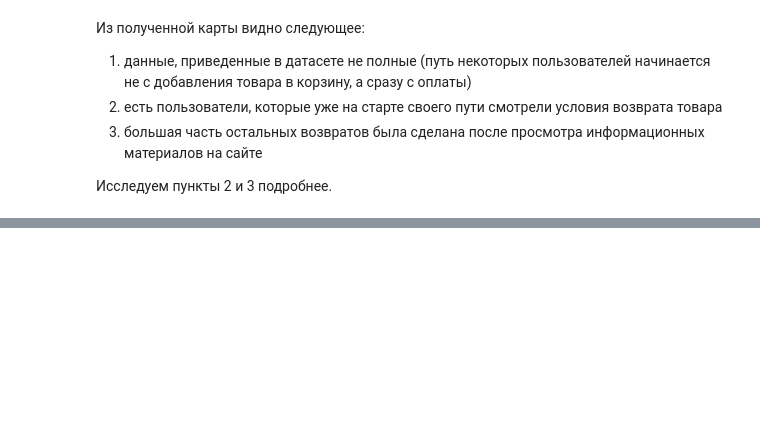
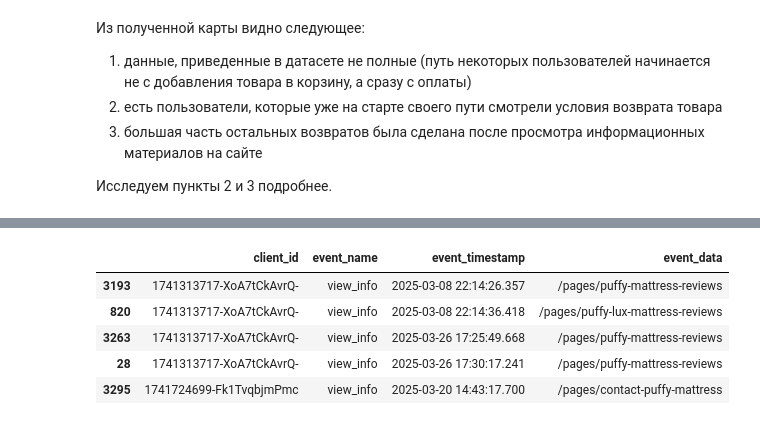
Before and after one commit to ElenaNKn/data_projects_ru, a Jupyter notebook: project_sankey/project_notebook.ipynb, the cells around one changed output, grey strips where cells are left out. Saved outputs shown, nothing was run; the diff lists cells and outputs as text; code cells hidden in the pictures; blank space fills up the shorter version.

```diff
--- a/project_sankey/project_notebook.ipynb
+++ b/project_sankey/project_notebook.ipynb
@@ -525,0 +600,9 @@ print(f'Доля от вернувших пользователей: {cust_initi
+# %%
+info_df.head()
+# %% [output]
+|  | client_id | event_name | event_timestamp | event_data |
+| 3193 | 1741313717-XoA7tCkAvrQ- | view_info | 2025-03-08 22:14:26.357 | /pages/puffy-mattress-reviews |
+| 820 | 1741313717-XoA7tCkAvrQ- | view_info | 2025-03-08 22:14:36.418 | /pages/puffy-lux-mattress-reviews |
+| 3263 | 1741313717-XoA7tCkAvrQ- | view_info | 2025-03-26 17:25:49.668 | /pages/puffy-mattress-reviews |
+| 28 | 1741313717-XoA7tCkAvrQ- | view_info | 2025-03-26 17:30:17.241 | /pages/puffy-mattress-reviews |
+| 3295 | 1741724699-Fk1TvqbjmPmc | view_info | 2025-03-20 14:43:17.700 | /pages/contact-puffy-mattress |
```
Also changed, not shown: parts of 21 cells of this notebook, 1 other file.
